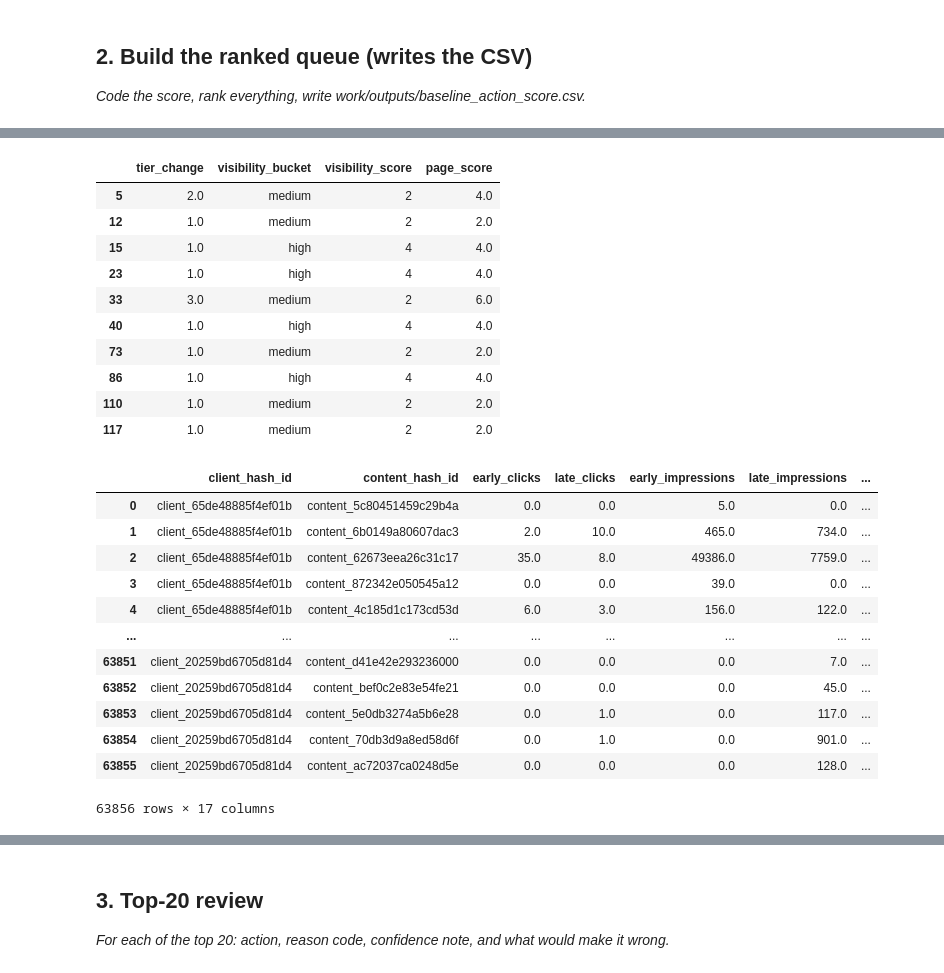
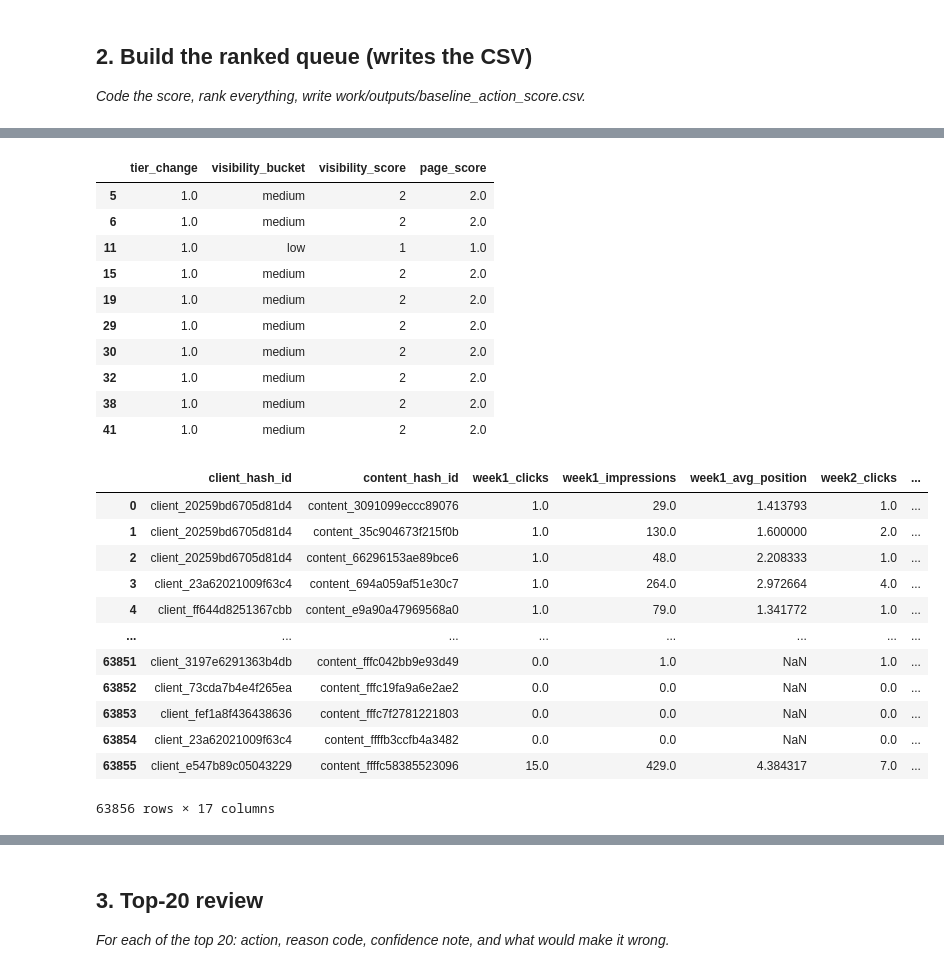
Before and after one commit to JasperOwen/flyrank-ml-internship, a Jupyter notebook: work/notebooks/w04_baseline_score.ipynb, the cells around one changed output, grey strips where cells are left out. Saved outputs shown, nothing was run; the diff lists cells and outputs as text; code cells hidden in the pictures.

```diff
--- a/work/notebooks/w04_baseline_score.ipynb
+++ b/work/notebooks/w04_baseline_score.ipynb
@@ -102,10 +98,10 @@ def position_tier(pos):
     else:
         return 5
 
-page_performance["early_position_tier"] = page_performance["early_avg_position"].apply(position_tier)
-page_performance["late_position_tier"] = page_performance["late_avg_position"].apply(position_tier)
-page_performance["tier_change"] = page_performance["late_position_tier"] - page_performance["early_position_tier"]
+page_performance["week1_position_tier"] = page_performance["week1_avg_position"].apply(position_tier)
+page_performance["week2_position_tier"] = page_performance["week2_avg_position"].apply(position_tier)
+page_performance["tier_change"] = page_performance["week2_position_tier"] - page_performance["week1_position_tier"]
 
-page_performance[["client_hash_id", "content_hash_id", "early_avg_position", "late_avg_position",
-        "early_position_tier", "late_position_tier", "tier_change"]].head(10)
+page_performance[["client_hash_id", "content_hash_id", "week1_avg_position", "week2_avg_position",
+        "week1_position_tier", "week2_position_tier", "tier_change"]].head(10)
 # %% [output]
@@ -172,7 +168,7 @@ def visibility_bucket(change):
     else:
         return "high"
 
-page_performance["visibility_bucket"] = page_performance["late_impressions"].apply(visibility_bucket)
+page_performance["visibility_bucket"] = page_performance["week2_impressions"].apply(visibility_bucket)
 # %%
 visibility_table = (
     page_performance[page_performance["visibility_bucket"].notna()]
@@ -251,35 +249,41 @@ page_performance[page_performance["page_score"] > 0][
 ].head(10)
 # %% [output]
 |  | tier_change | visibility_bucket | visibility_score | page_score |
-| 5 | 2.0 | medium | 2 | 4.0 |
-| 12 | 1.0 | medium | 2 | 2.0 |
-| 15 | 1.0 | high | 4 | 4.0 |
-| 23 | 1.0 | high | 4 | 4.0 |
-| 33 | 3.0 | medium | 2 | 6.0 |
-| 40 | 1.0 | high | 4 | 4.0 |
-| 73 | 1.0 | medium | 2 | 2.0 |
-| 86 | 1.0 | high | 4 | 4.0 |
-| 110 | 1.0 | medium | 2 | 2.0 |
-| 117 | 1.0 | medium | 2 | 2.0 |
+| 5 | 1.0 | medium | 2 | 2.0 |
+| 6 | 1.0 | medium | 2 | 2.0 |
+| 11 | 1.0 | low | 1 | 1.0 |
+| 15 | 1.0 | medium | 2 | 2.0 |
+| 19 | 1.0 | medium | 2 | 2.0 |
+| 29 | 1.0 | medium | 2 | 2.0 |
+| 30 | 1.0 | medium | 2 | 2.0 |
+| 32 | 1.0 | medium | 2 | 2.0 |
+| 38 | 1.0 | medium | 2 | 2.0 |
+| 41 | 1.0 | medium | 2 | 2.0 |
 # %%
 page_performance["reason_code"] = "ranking_decline"
 page_performance["action"] = "review for refresh"
 
+#Tie-breaker
+page_performance = page_performance.sort_values(
+    by=["page_score", "content_hash_id"],
+    ascending=[False, True]
+).reset_index(drop=True)
+
 
 page_performance
 # %% [output]
-|  | client_hash_id | content_hash_id | early_clicks | late_clicks | early_impressions | late_impressions | ... |
-| 0 | client_65de48885f4ef01b | content_5c80451459c29b4a | 0.0 | 0.0 | 5.0 | 0.0 | ... |
-| 1 | client_65de48885f4ef01b | content_6b0149a80607dac3 | 2.0 | 10.0 | 465.0 | 734.0 | ... |
-| 2 | client_65de48885f4ef01b | content_62673eea26c31c17 | 35.0 | 8.0 | 49386.0 | 7759.0 | ... |
-| 3 | client_65de48885f4ef01b | content_872342e050545a12 | 0.0 | 0.0 | 39.0 | 0.0 | ... |
-| 4 | client_65de48885f4ef01b | content_4c185d1c173cd53d | 6.0 | 3.0 | 156.0 | 122.0 | ... |
+|  | client_hash_id | content_hash_id | week1_clicks | week1_impressions | week1_avg_position | week2_clicks | ... |
+| 0 | client_20259bd6705d81d4 | content_3091099eccc89076 | 1.0 | 29.0 | 1.413793 | 1.0 | ... |
+| 1 | client_20259bd6705d81d4 | content_35c904673f215f0b | 1.0 | 130.0 | 1.600000 | 2.0 | ... |
+| 2 | client_20259bd6705d81d4 | content_66296153ae89bce6 | 1.0 | 48.0 | 2.208333 | 1.0 | ... |
+| 3 | client_23a62021009f63c4 | content_694a059af51e30c7 | 1.0 | 264.0 | 2.972664 | 4.0 | ... |
+| 4 | client_ff644d8251367cbb | content_e9a90a47969568a0 | 1.0 | 79.0 | 1.341772 | 1.0 | ... |
 | ... | ... | ... | ... | ... | ... | ... | ... |
-| 63851 | client_20259bd6705d81d4 | content_d41e42e293236000 | 0.0 | 0.0 | 0.0 | 7.0 | ... |
-| 63852 | client_20259bd6705d81d4 | content_bef0c2e83e54fe21 | 0.0 | 0.0 | 0.0 | 45.0 | ... |
-| 63853 | client_20259bd6705d81d4 | content_5e0db3274a5b6e28 | 0.0 | 1.0 | 0.0 | 117.0 | ... |
-| 63854 | client_20259bd6705d81d4 | content_70db3d9a8ed58d6f | 0.0 | 1.0 | 0.0 | 901.0 | ... |
-| 63855 | client_20259bd6705d81d4 | content_ac72037ca0248d5e | 0.0 | 0.0 | 0.0 | 128.0 | ... |
+| 63851 | client_3197e6291363b4db | content_fffc042bb9e93d49 | 0.0 | 1.0 | NaN | 1.0 | ... |
+| 63852 | client_73cda7b4e4f265ea | content_fffc19fa9a6e2ae2 | 0.0 | 0.0 | NaN | 0.0 | ... |
+| 63853 | client_fef1a8f436438636 | content_fffc7f2781221803 | 0.0 | 0.0 | NaN | 0.0 | ... |
+| 63854 | client_23a62021009f63c4 | content_ffffb3ccfb4a3482 | 0.0 | 0.0 | NaN | 0.0 | ... |
+| 63855 | client_e547b89c05043229 | content_ffffc58385523096 | 15.0 | 429.0 | 4.384317 | 7.0 | ... |
 63856 rows × 17 columns
 # %%
 ranked_queue = page_performance[page_performance["page_score"] > 0][["client_hash_id", "content_hash_id", "page_score", "reason_code","action"]]
```
Also changed, not shown: parts of 15 cells of this notebook.
